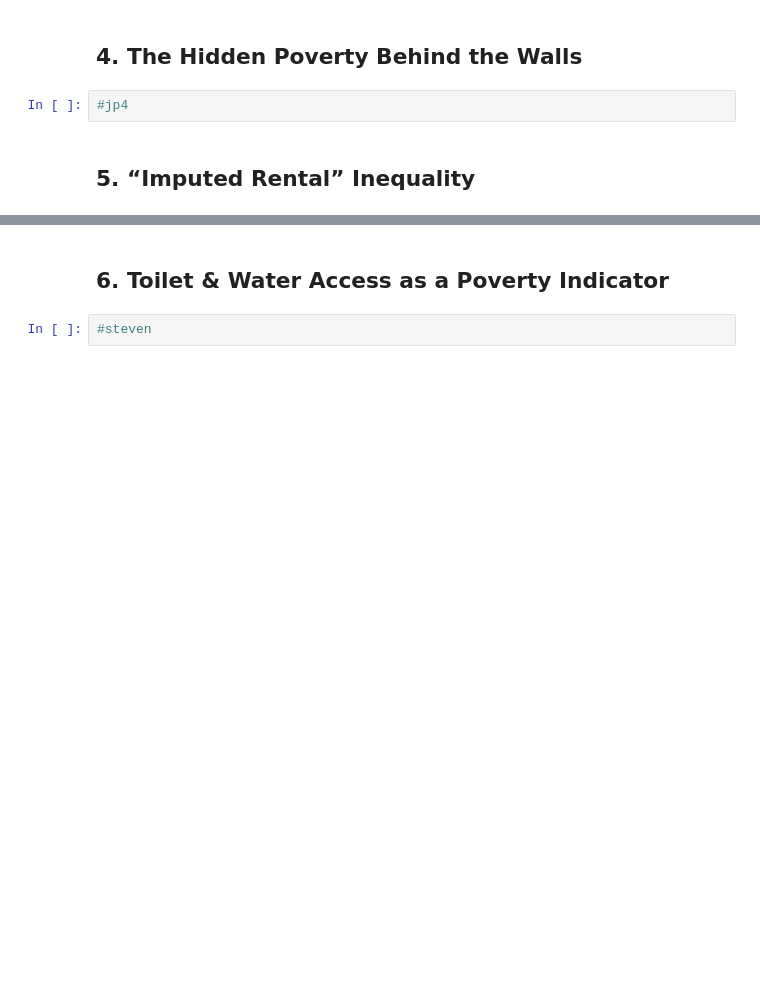
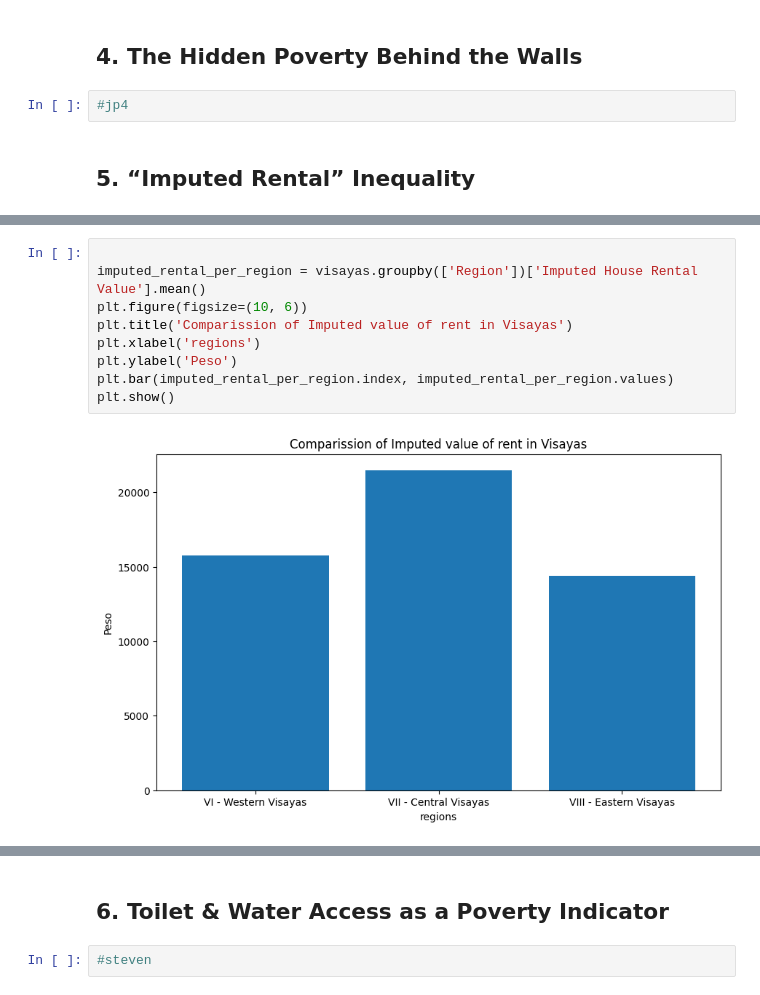
Before and after one commit to Meinya312/PROJECT-ITD-, a Jupyter notebook: project.ipynb, the cells around one changed output, grey strips where cells are left out. Cells and saved outputs as stored; diff of their text form; blank space fills up the shorter version.

```diff
--- a/project.ipynb
+++ b/project.ipynb
@@ -638,0 +626,11 @@ dtype: object
+# %%
+
+imputed_rental_per_region = visayas.groupby(['Region'])['Imputed House Rental Value'].mean()
+plt.figure(figsize=(10, 6))
+plt.title('Comparission of Imputed value of rent in Visayas')
+plt.xlabel('regions')
+plt.ylabel('Peso')
+plt.bar(imputed_rental_per_region.index, imputed_rental_per_region.values)
+plt.show()
+# %% [output]
+[figure, added]
```
Also changed, not shown: parts of 19 cells of this notebook.
